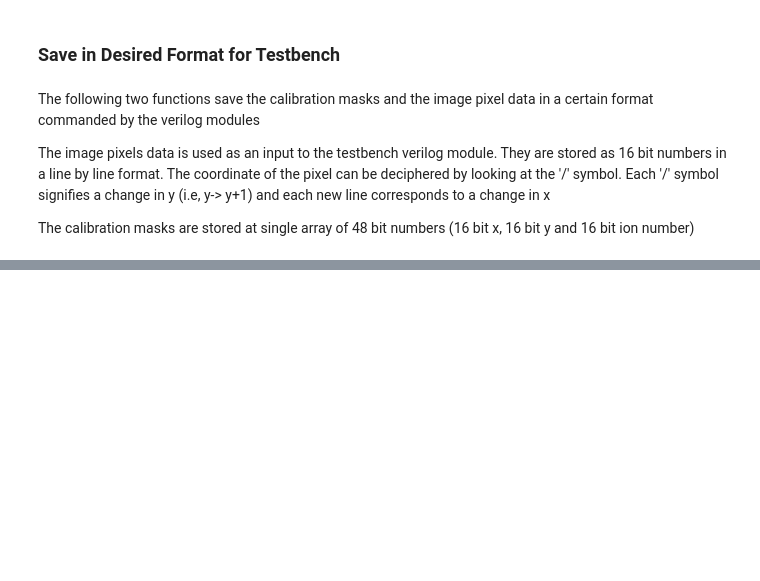
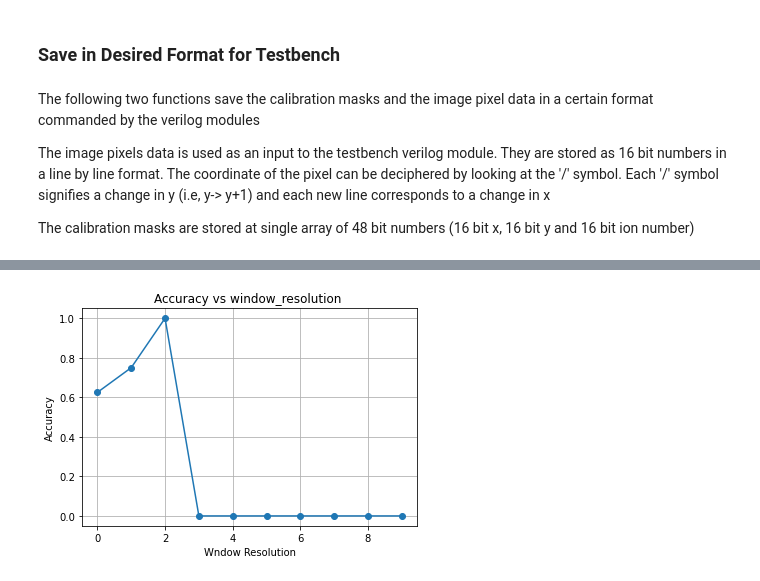
Before and after one commit to adithr/Ion-Mask-Image-Processing, a Jupyter notebook: Ion Image Processing.ipynb, the cells around one changed output, grey strips where cells are left out. Cells and saved outputs as stored; diff of their text form; code cells hidden in the pictures; blank space fills up the shorter version.

```diff
--- a/Ion Image Processing.ipynb
+++ b/Ion Image Processing.ipynb
@@ -312,0 +386,9 @@ save_calib_sorted_file(calib_arr_sorted)
+# %%
+plt.plot(np.arange(len(accuracy)),accuracy,'-o')
+plt.title('Accuracy vs window_resolution ')
+plt.xlabel('Wndow Resolution')
+plt.ylabel('Accuracy')
+plt.grid()
+plt.show()
+# %% [output]
+[figure, added]
```
Also changed, not shown: parts of 9 cells of this notebook.
